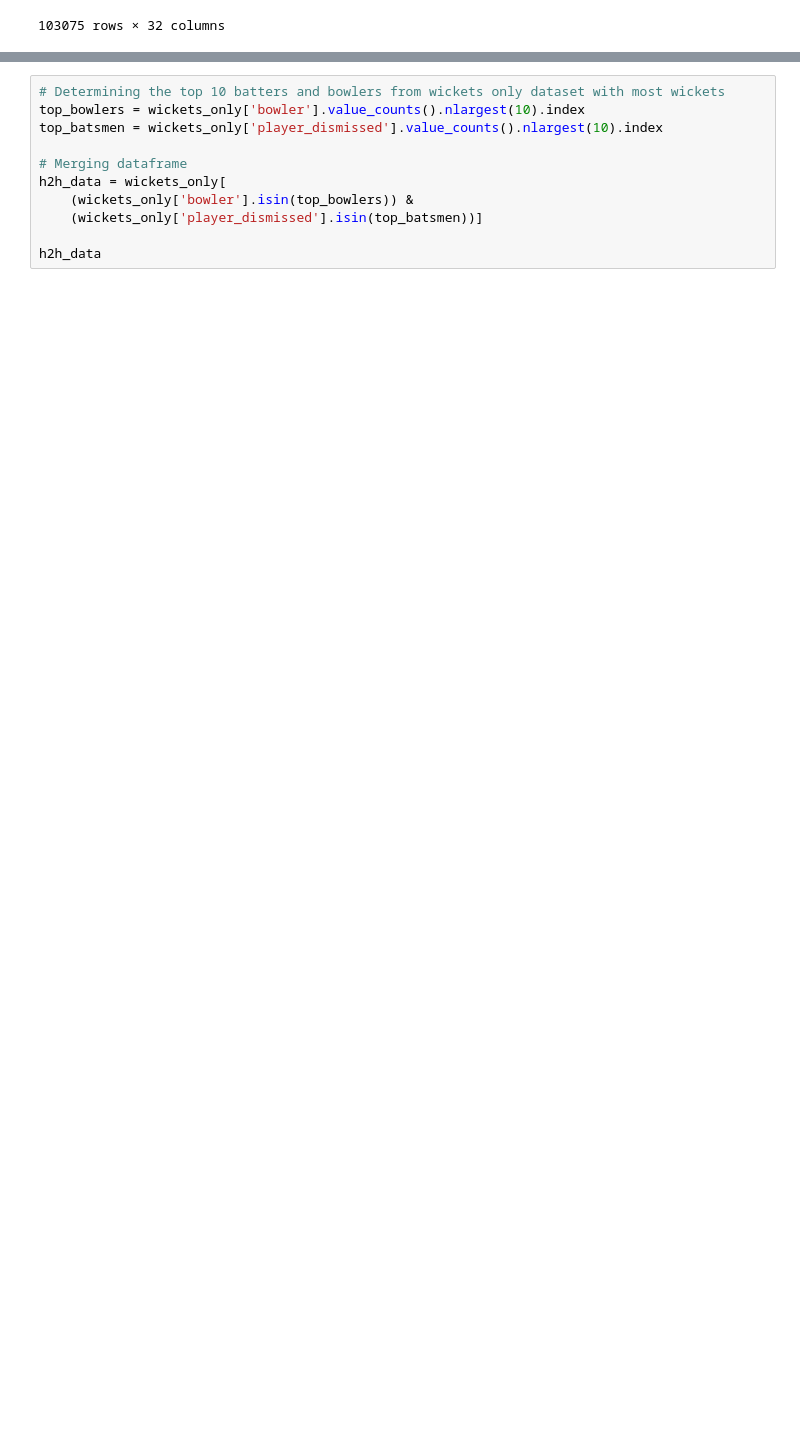
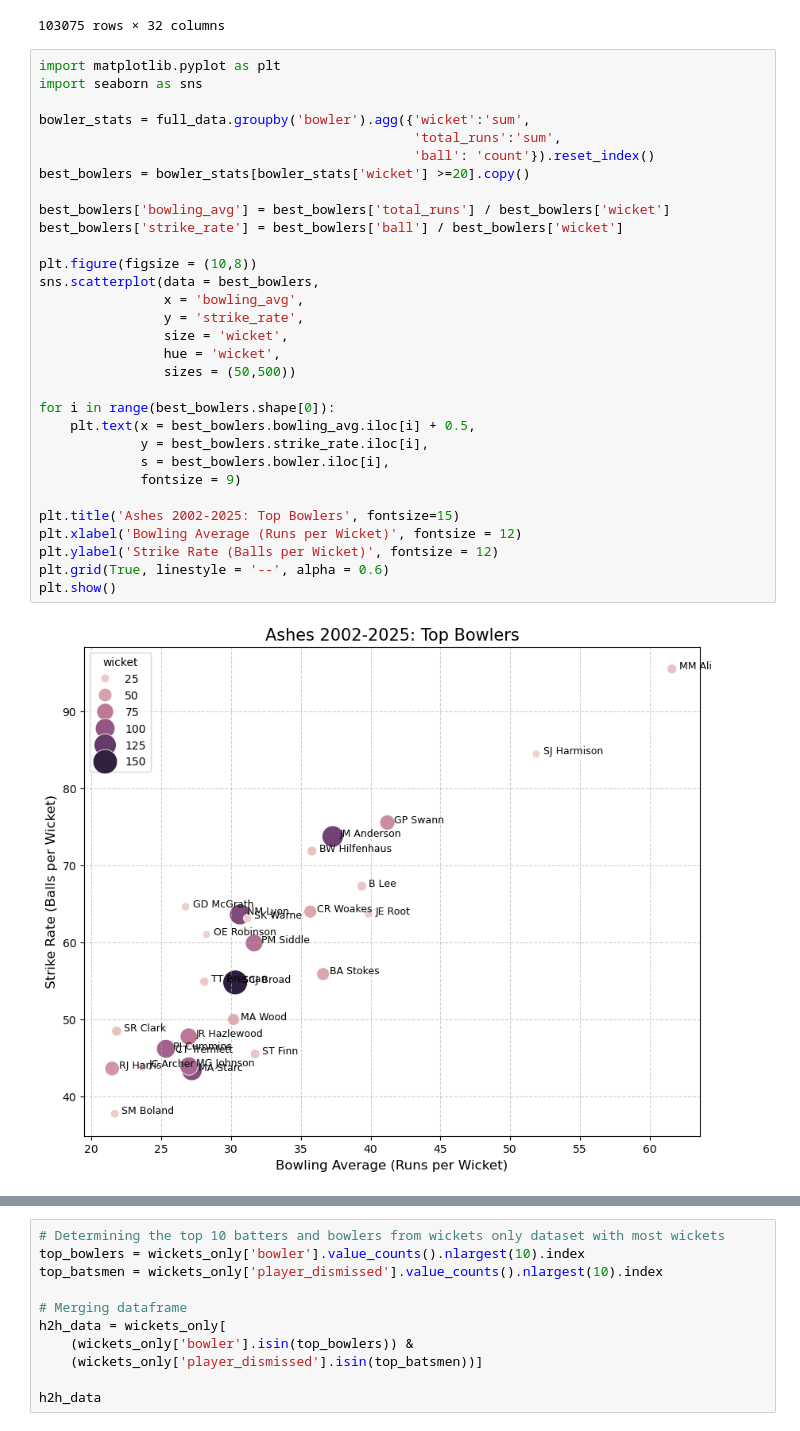
Before and after one commit to zoeh6176-sketch/Programming-Assessment, a Jupyter notebook: Untitled.ipynb, the cells around one changed output, grey strips where cells are left out. Saved outputs shown, nothing was run; the diff lists cells and outputs as text; blank space fills up the shorter version.

Commit message:
Creating scatter plot of best bowlers
(bowling average vs strike rate)

```diff
--- a/Untitled.ipynb
+++ b/Untitled.ipynb
@@ -105,4 +105,37 @@ full_data
 | 103073 | 1455611 | 2025/26 | 2025-11-21 | Perth Stadium | 4 | 28.1 | Australia | England | SPD Smith | ... |
 | 103074 | 1455611 | 2025/26 | 2025-11-21 | Perth Stadium | 4 | 28.2 | Australia | England | SPD Smith | ... |
 103075 rows × 32 columns
+# %%
+import matplotlib.pyplot as plt
+import seaborn as sns
+
+bowler_stats = full_data.groupby('bowler').agg({'wicket':'sum',
+                                                'total_runs':'sum',
+                                                'ball': 'count'}).reset_index()
+best_bowlers = bowler_stats[bowler_stats['wicket'] >=20].copy()
+
+best_bowlers['bowling_avg'] = best_bowlers['total_runs'] / best_bowlers['wicket']
+best_bowlers['strike_rate'] = best_bowlers['ball'] / best_bowlers['wicket']
+
+plt.figure(figsize = (10,8))
+sns.scatterplot(data = best_bowlers,
+                x = 'bowling_avg',
+                y = 'strike_rate',
+                size = 'wicket',
+                hue = 'wicket',
+                sizes = (50,500))
+
+for i in range(best_bowlers.shape[0]):
+    plt.text(x = best_bowlers.bowling_avg.iloc[i] + 0.5,
+             y = best_bowlers.strike_rate.iloc[i],
+             s = best_bowlers.bowler.iloc[i],
+             fontsize = 9)
+
+plt.title('Ashes 2002-2025: Top Bowlers', fontsize=15)
+plt.xlabel('Bowling Average (Runs per Wicket)', fontsize = 12)
+plt.ylabel('Strike Rate (Balls per Wicket)', fontsize = 12)
+plt.grid(True, linestyle = '--', alpha = 0.6)
+plt.show()
+# %% [output]
+[figure, added]
 # %%
```
Also changed, not shown: parts of 1 cell of this notebook.
